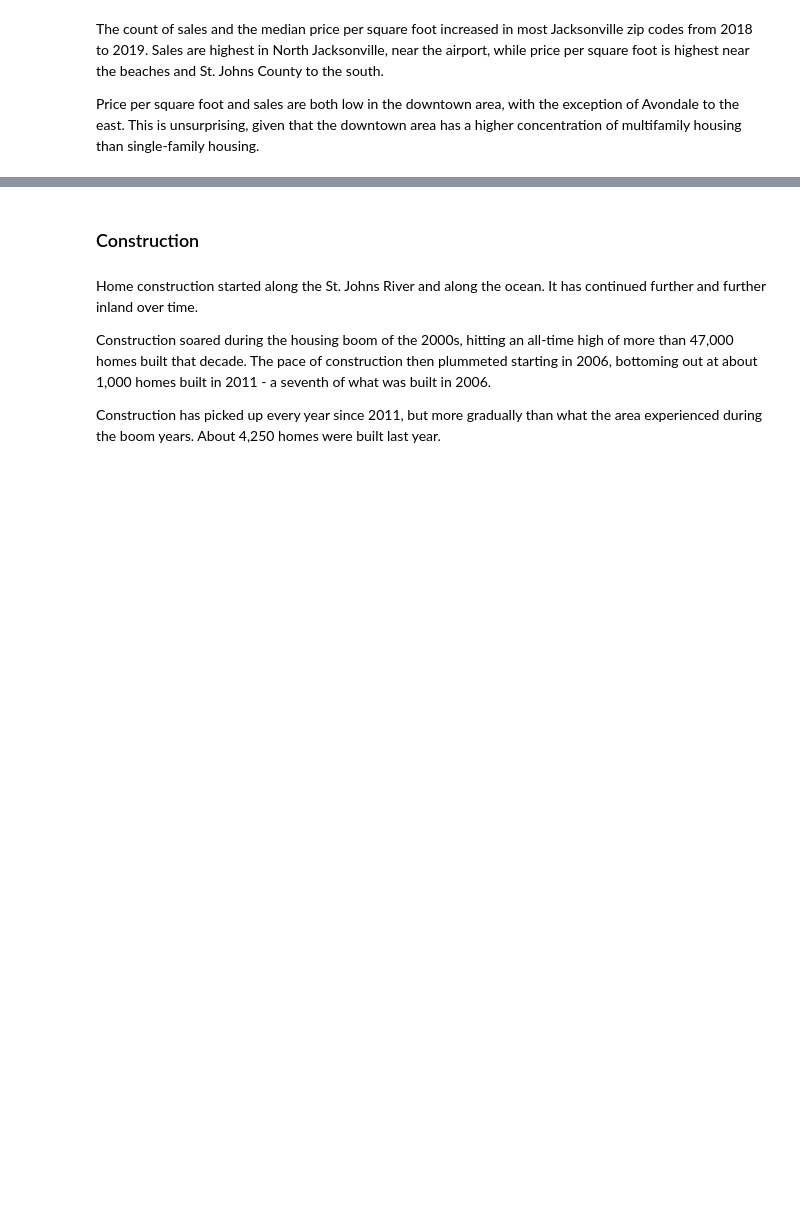
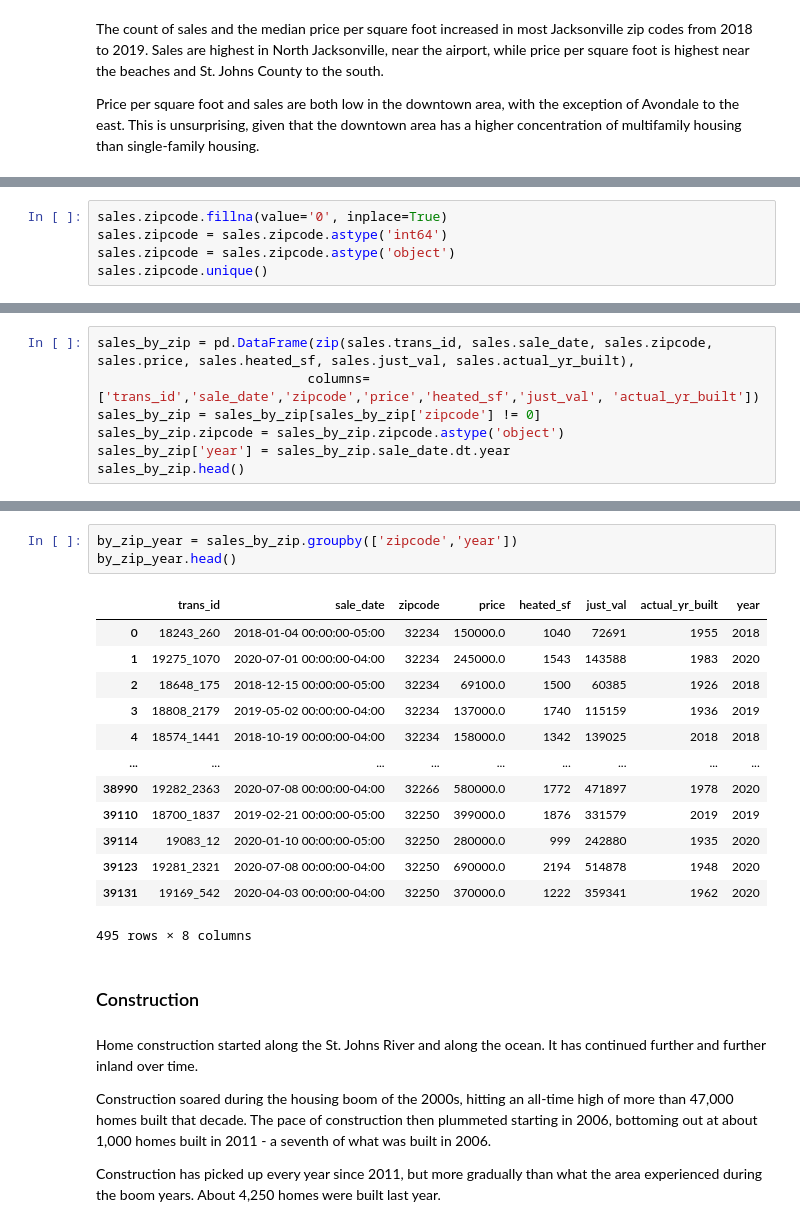
Before and after one commit to WillRobinson152/DS_Assingments, a Jupyter notebook: Jax Housing Analysis/4.EDA.ipynb, the cells around one changed output, grey strips where cells are left out. Saved outputs shown, nothing was run; the diff lists cells and outputs as text; blank space fills up the shorter version.

```diff
--- a/Jax Housing Analysis/4.EDA.ipynb
+++ b/Jax Housing Analysis/4.EDA.ipynb
@@ -89,0 +104,5 @@ Price per square foot and sales are both low in the downtown area, with the exce
+# %%
+sales.zipcode.fillna(value='0', inplace=True)
+sales.zipcode = sales.zipcode.astype('int64')
+sales.zipcode = sales.zipcode.astype('object')
+sales.zipcode.unique()
@@ -89,0 +114,7 @@ Price per square foot and sales are both low in the downtown area, with the exce
+# %%
+sales_by_zip = pd.DataFrame(zip(sales.trans_id, sales.sale_date, sales.zipcode, sales.price, sales.heated_sf, sales.just_val, sales.actual_yr_built),
+                           columns=['trans_id','sale_date','zipcode','price','heated_sf','just_val', 'actual_yr_built'])
+sales_by_zip = sales_by_zip[sales_by_zip['zipcode'] != 0]
+sales_by_zip.zipcode = sales_by_zip.zipcode.astype('object')
+sales_by_zip['year'] = sales_by_zip.sale_date.dt.year
+sales_by_zip.head()
@@ -90,3 +128,20 @@ Price per square foot and sales are both low in the downtown area, with the exce
+# %%
+by_zip_year = sales_by_zip.groupby(['zipcode','year'])
+by_zip_year.head()
+# %% [output]
+|  | trans_id | sale_date | zipcode | price | heated_sf | just_val | actual_yr_built | year |
+| 0 | 18243_260 | 2018-01-04 00:00:00-05:00 | 32234 | 150000.0 | 1040 | 72691 | 1955 | 2018 |
+| 1 | 19275_1070 | 2020-07-01 00:00:00-04:00 | 32234 | 245000.0 | 1543 | 143588 | 1983 | 2020 |
+| 2 | 18648_175 | 2018-12-15 00:00:00-05:00 | 32234 | 69100.0 | 1500 | 60385 | 1926 | 2018 |
+| 3 | 18808_2179 | 2019-05-02 00:00:00-04:00 | 32234 | 137000.0 | 1740 | 115159 | 1936 | 2019 |
+| 4 | 18574_1441 | 2018-10-19 00:00:00-04:00 | 32234 | 158000.0 | 1342 | 139025 | 2018 | 2018 |
+| ... | ... | ... | ... | ... | ... | ... | ... | ... |
+| 38990 | 19282_2363 | 2020-07-08 00:00:00-04:00 | 32266 | 580000.0 | 1772 | 471897 | 1978 | 2020 |
+| 39110 | 18700_1837 | 2019-02-21 00:00:00-05:00 | 32250 | 399000.0 | 1876 | 331579 | 2019 | 2019 |
+| 39114 | 19083_12 | 2020-01-10 00:00:00-05:00 | 32250 | 280000.0 | 999 | 242880 | 1935 | 2020 |
+| 39123 | 19281_2321 | 2020-07-08 00:00:00-04:00 | 32250 | 690000.0 | 2194 | 514878 | 1948 | 2020 |
+| 39131 | 19169_542 | 2020-04-03 00:00:00-04:00 | 32250 | 370000.0 | 1222 | 359341 | 1962 | 2020 |
+495 rows × 8 columns
 # %% [markdown]
 ### Construction
 # %% [markdown]
```
Also changed, not shown: parts of 4 cells of this notebook.
